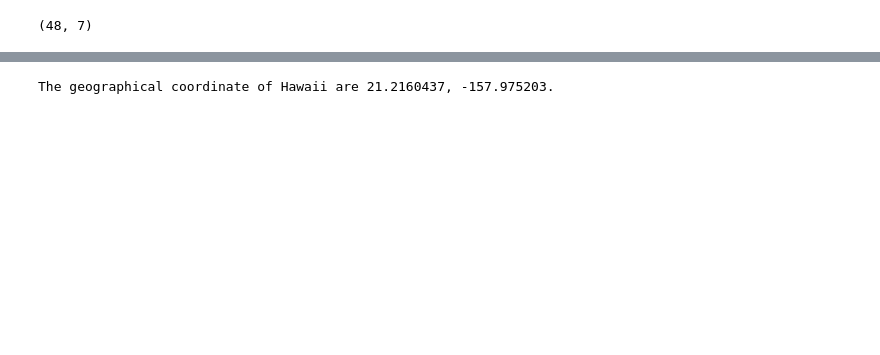
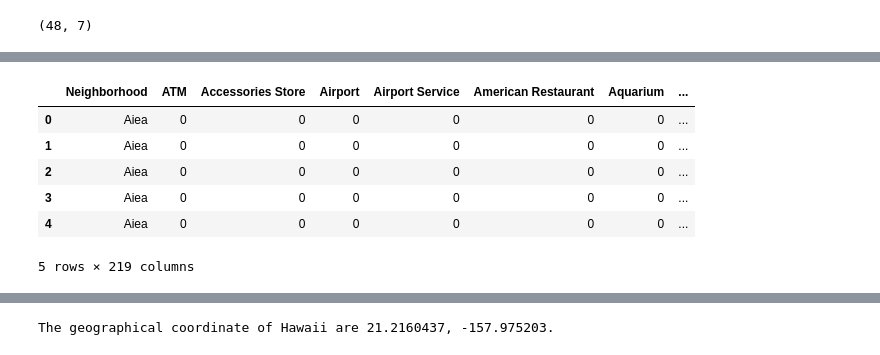
Before and after one commit to Maddienis/Coursera_Capstone, a Jupyter notebook: Hawaii House Prices & Venues.ipynb, the cells around one changed output, grey strips where cells are left out. Drawn from its saved outputs; the diff is of its cells as text; code cells hidden in the pictures; blank space fills up the shorter version.

```diff
--- a/Hawaii House Prices & Venues.ipynb
+++ b/Hawaii House Prices & Venues.ipynb
@@ -193,3 +152,4 @@ hawaii_na.shape
 (48, 7)
 # %%
 hawaii_df = hawaii_na.drop(columns=['county_name_all', 'Zip Code'])
+hawaii_df.rename(columns={'city': 'City', 'lat': 'Latitude', 'lng': 'Longitude'}, inplace=True)
@@ -294,0 +273,24 @@ Name: Venue, dtype: int64
+# %%
+# one hot encoding, so it can be sorted
+onehot = pd.get_dummies(venue[['Venue Category']], prefix="", prefix_sep="")
+
+# add neighborhood column back to dataframe
+onehot['Neighborhood'] = venue['Neighborhood']
+
+# Moving Neighborhood to first column
+cols = list(onehot)
+cols.insert(0, cols.pop(cols.index('Neighborhood')))
+cols
+
+onehot = onehot.loc[:, cols]
+onehot.head()
+
+onehot.head()
+# %% [output]
+|  | Neighborhood | ATM | Accessories Store | Airport | Airport Service | American Restaurant | Aquarium | ... |
+| 0 | Aiea | 0 | 0 | 0 | 0 | 0 | 0 | ... |
+| 1 | Aiea | 0 | 0 | 0 | 0 | 0 | 0 | ... |
+| 2 | Aiea | 0 | 0 | 0 | 0 | 0 | 0 | ... |
+| 3 | Aiea | 0 | 0 | 0 | 0 | 0 | 0 | ... |
+| 4 | Aiea | 0 | 0 | 0 | 0 | 0 | 0 | ... |
+5 rows × 219 columns
```
Also changed, not shown: parts of 55 cells of this notebook.
